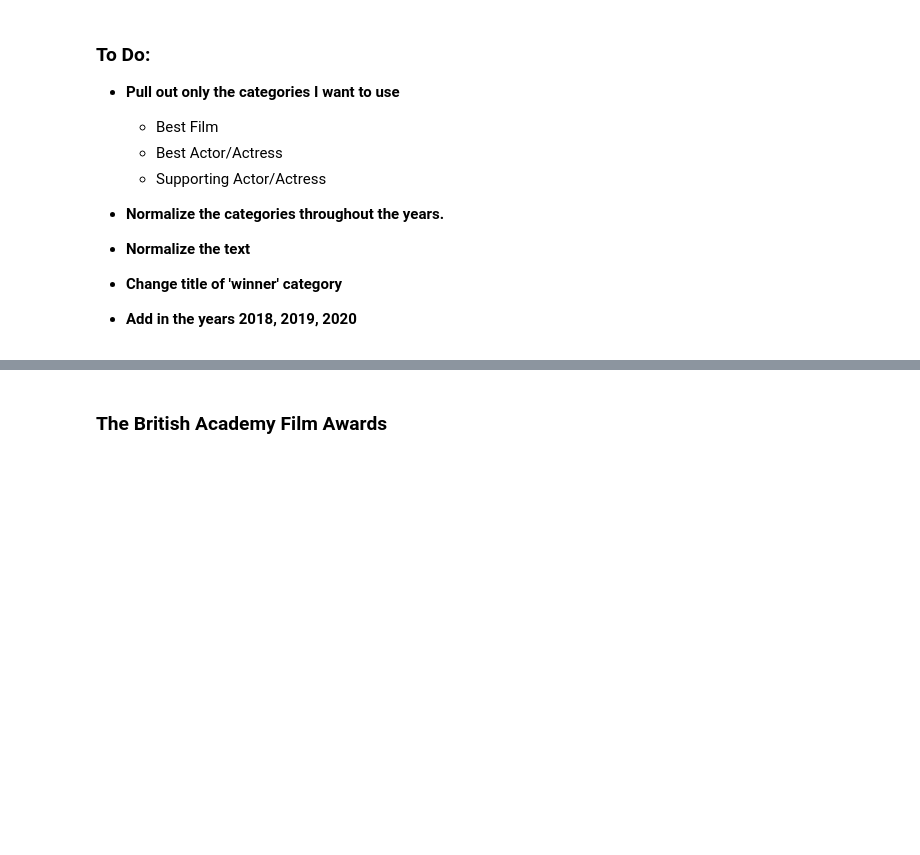
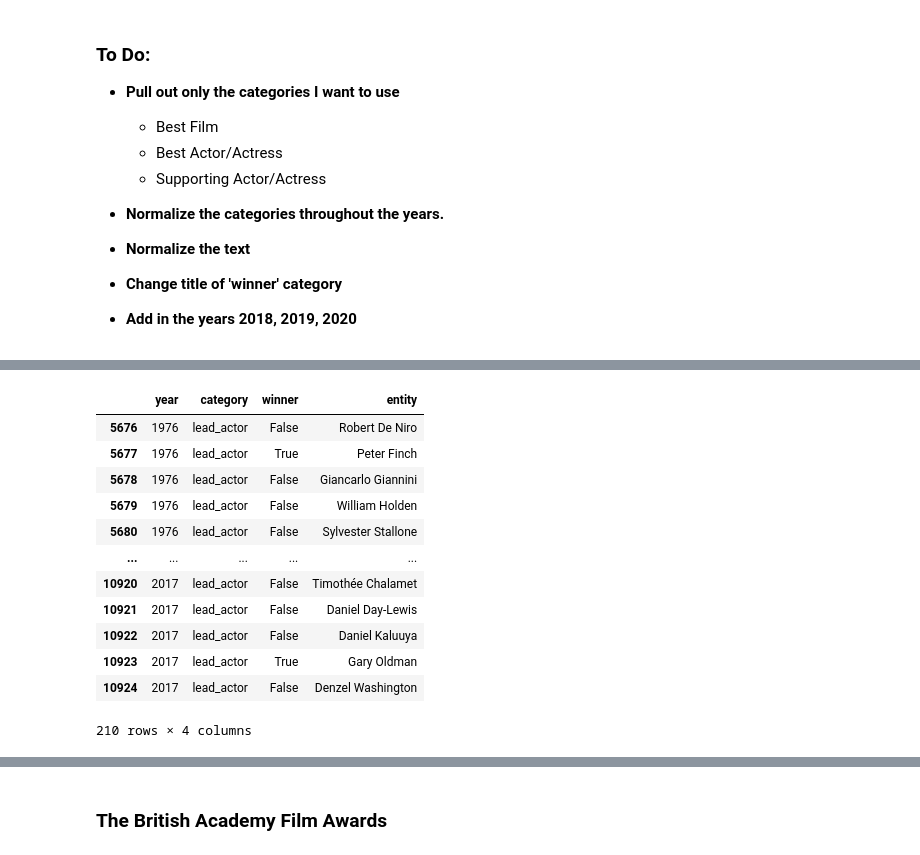
Before and after one commit to cari-holmes/movie-analysis, a Jupyter notebook: prepare_awards.ipynb, the cells around one changed output, grey strips where cells are left out. Cells and saved outputs as stored; diff of their text form; code cells hidden in the pictures; blank space fills up the shorter version.

```diff
--- a/prepare_awards.ipynb
+++ b/prepare_awards.ipynb
@@ -90,0 +128,16 @@ array(['ACTOR', 'ACTRESS', 'ART DIRECTION', 'CINEMATOGRAPHY',
+# %%
+df[df.category == 'ACTOR IN A LEADING ROLE'].replace('ACTOR IN A LEADING ROLE', 'lead_actor')
+# %% [output]
+|  | year | category | winner | entity |
+| 5676 | 1976 | lead_actor | False | Robert De Niro |
+| 5677 | 1976 | lead_actor | True | Peter Finch |
+| 5678 | 1976 | lead_actor | False | Giancarlo Giannini |
+| 5679 | 1976 | lead_actor | False | William Holden |
+| 5680 | 1976 | lead_actor | False | Sylvester Stallone |
+| ... | ... | ... | ... | ... |
+| 10920 | 2017 | lead_actor | False | Timothée Chalamet |
+| 10921 | 2017 | lead_actor | False | Daniel Day-Lewis |
+| 10922 | 2017 | lead_actor | False | Daniel Kaluuya |
+| 10923 | 2017 | lead_actor | True | Gary Oldman |
+| 10924 | 2017 | lead_actor | False | Denzel Washington |
+210 rows × 4 columns
```
Also changed, not shown: parts of 27 cells of this notebook.
